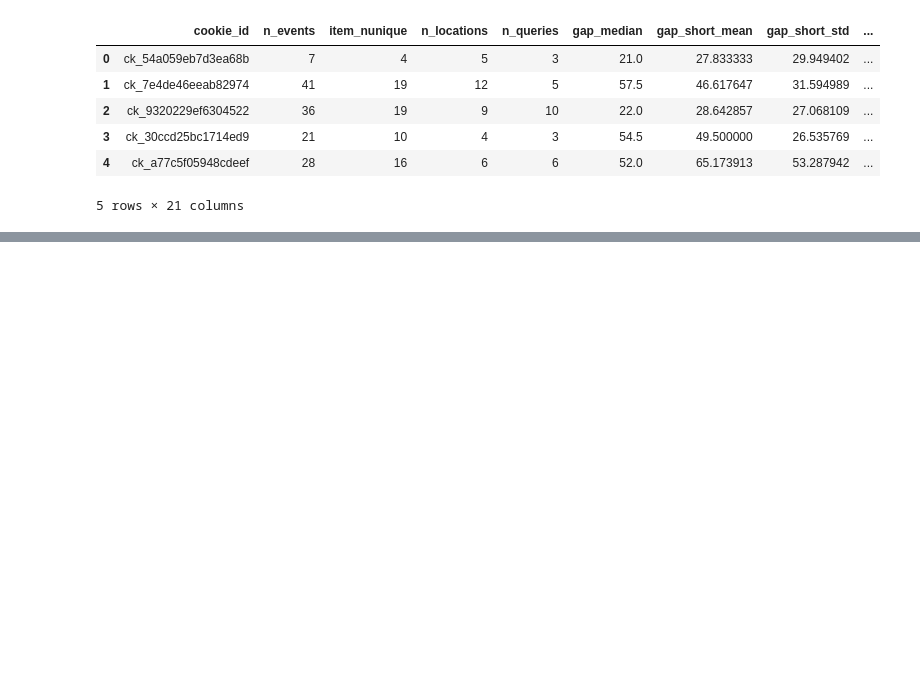
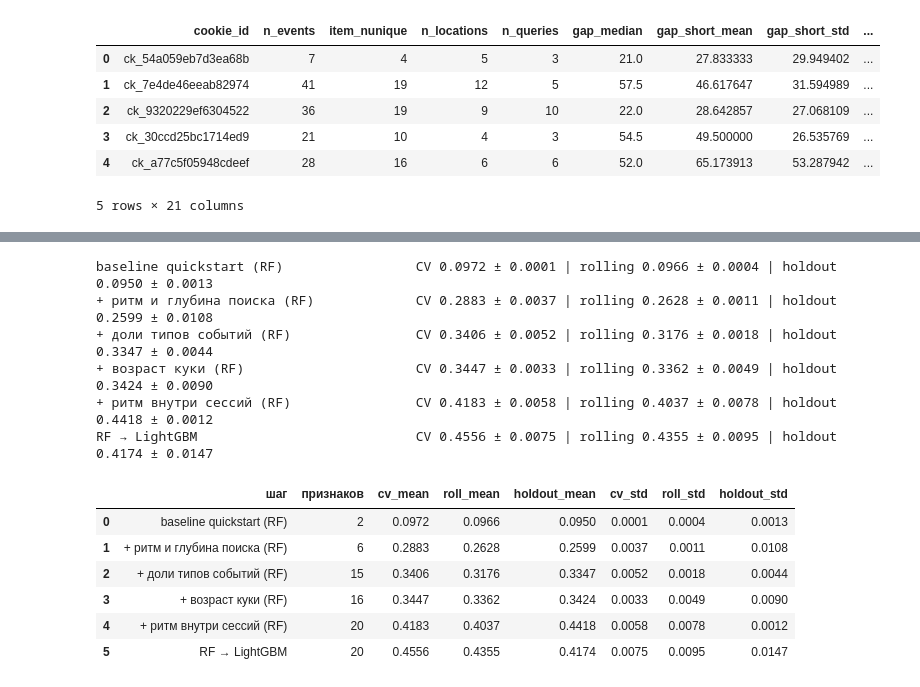
Before and after one commit to xloned/avito-bot-detection-challenge, a Jupyter notebook: solution.ipynb, the cells around one changed output, grey strips where cells are left out. Saved outputs shown, nothing was run; the diff lists cells and outputs as text; code cells hidden in the pictures; blank space fills up the shorter version.

```diff
--- a/solution.ipynb
+++ b/solution.ipynb
@@ -340,0 +565,34 @@ P@R0.7 на валидации: 0.4392
+# %%
+EXPERIMENTS = [
+    # (название, группы признаков, модель)
+    ('baseline quickstart (RF)', ['baseline'], 'rf'),
+    ('+ ритм и глубина поиска (RF)', ['baseline', 'rhythm_search'], 'rf'),
+    ('+ доли типов событий (RF)', ['baseline', 'rhythm_search', 'event_shares'], 'rf'),
+    ('+ возраст куки (RF)', ['baseline', 'rhythm_search', 'event_shares', 'cookie_age'], 'rf'),
+    ('+ ритм внутри сессий (RF)', ['baseline', 'rhythm_search', 'event_shares', 'cookie_age', 'sessions'], 'rf'),
+    ('RF → LightGBM', ['baseline', 'rhythm_search', 'event_shares', 'cookie_age', 'sessions'], 'lgbm'),
+]
+
+journal = []
+for name, groups, kind in EXPERIMENTS:
+    cols = [c for gname in groups for c in FEATURE_GROUPS[gname]]
+    r = evaluate(X_tr, cols, kind)
+    journal.append({'шаг': name, 'признаков': len(cols), **{k: round(v, 4) for k, v in r.items() if k != 'oof'}})
+    print(f'{name:<40}', fmt(r))
+
+journal = pd.DataFrame(journal)
+journal
+# %% [output]
+baseline quickstart (RF)                 CV 0.0972 ± 0.0001 | rolling 0.0966 ± 0.0004 | holdout 0.0950 ± 0.0013
++ ритм и глубина поиска (RF)             CV 0.2883 ± 0.0037 | rolling 0.2628 ± 0.0011 | holdout 0.2599 ± 0.0108
++ доли типов событий (RF)                CV 0.3406 ± 0.0052 | rolling 0.3176 ± 0.0018 | holdout 0.3347 ± 0.0044
++ возраст куки (RF)                      CV 0.3447 ± 0.0033 | rolling 0.3362 ± 0.0049 | holdout 0.3424 ± 0.0090
++ ритм внутри сессий (RF)                CV 0.4183 ± 0.0058 | rolling 0.4037 ± 0.0078 | holdout 0.4418 ± 0.0012
+RF → LightGBM                            CV 0.4556 ± 0.0075 | rolling 0.4355 ± 0.0095 | holdout 0.4174 ± 0.0147
+|  | шаг | признаков | cv_mean | roll_mean | holdout_mean | cv_std | roll_std | holdout_std |
+| 0 | baseline quickstart (RF) | 2 | 0.0972 | 0.0966 | 0.0950 | 0.0001 | 0.0004 | 0.0013 |
+| 1 | + ритм и глубина поиска (RF) | 6 | 0.2883 | 0.2628 | 0.2599 | 0.0037 | 0.0011 | 0.0108 |
+| 2 | + доли типов событий (RF) | 15 | 0.3406 | 0.3176 | 0.3347 | 0.0052 | 0.0018 | 0.0044 |
+| 3 | + возраст куки (RF) | 16 | 0.3447 | 0.3362 | 0.3424 | 0.0033 | 0.0049 | 0.0090 |
+| 4 | + ритм внутри сессий (RF) | 20 | 0.4183 | 0.4037 | 0.4418 | 0.0058 | 0.0078 | 0.0012 |
+| 5 | RF → LightGBM | 20 | 0.4556 | 0.4355 | 0.4174 | 0.0075 | 0.0095 | 0.0147 |
```
Also changed, not shown: parts of 56 cells of this notebook, 2 other files.
